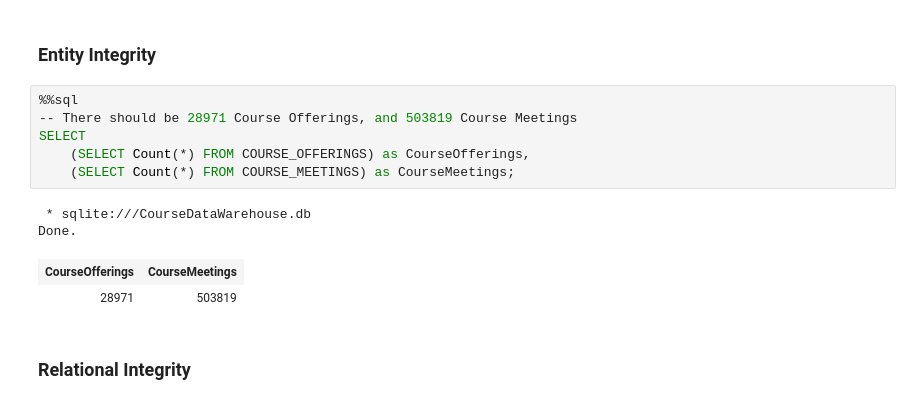
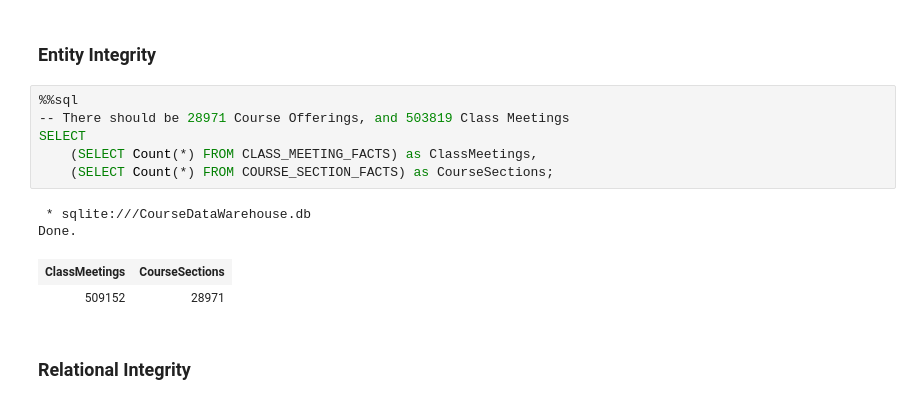
Before and after one commit to christopherhuntley/banner_data, a Jupyter notebook: CourseDataWarehouse.ipynb, the cells around one changed output. Saved outputs shown, nothing was run; the diff lists cells and outputs as text.

```diff
--- a/CourseDataWarehouse.ipynb
+++ b/CourseDataWarehouse.ipynb
@@ -632,15 +644,15 @@ SQLite data types are pretty limited, so there is not much to see here. A few sp
 ### Entity Integrity
 # %%
 %%sql
--- There should be 28971 Course Offerings, and 503819 Course Meetings
+-- There should be 28971 Course Offerings, and 503819 Class Meetings
 SELECT
-    (SELECT Count(*) FROM COURSE_OFFERINGS) as CourseOfferings,
-    (SELECT Count(*) FROM COURSE_MEETINGS) as CourseMeetings;
+    (SELECT Count(*) FROM CLASS_MEETING_FACTS) as ClassMeetings,
+    (SELECT Count(*) FROM COURSE_SECTION_FACTS) as CourseSections;
 # %% [output]
  * sqlite:///CourseDataWarehouse.db
 Done.
-| CourseOfferings | CourseMeetings |
-| 28971 | 503819 |
+| ClassMeetings | CourseSections |
+| 509152 | 28971 |
 # %% [markdown]
 ### Relational Integrity
 # %%
```
Also changed, not shown: parts of 4 cells of this notebook, 1 other file.
